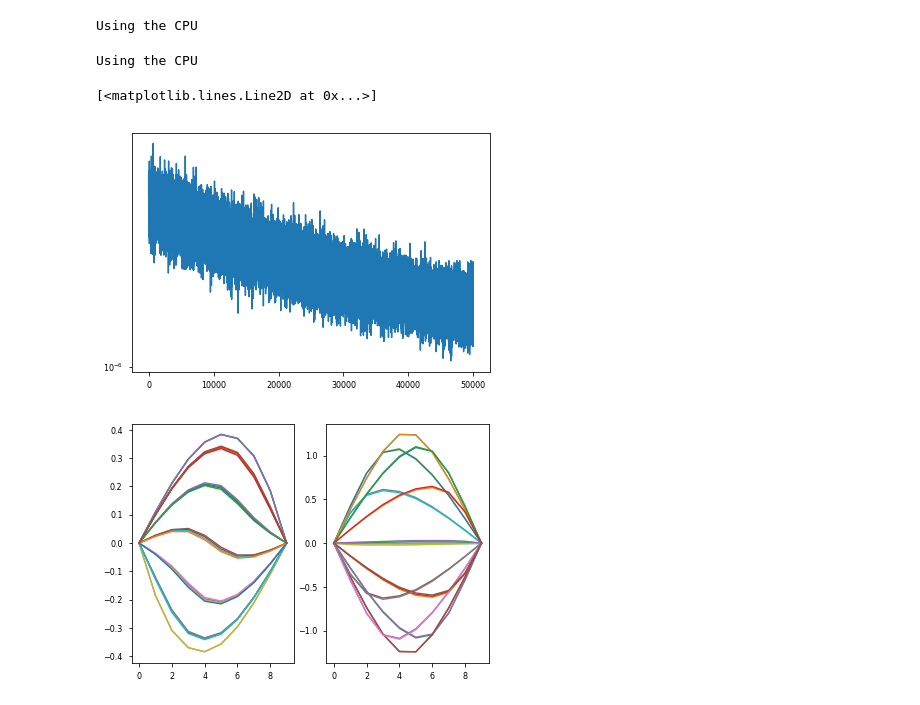
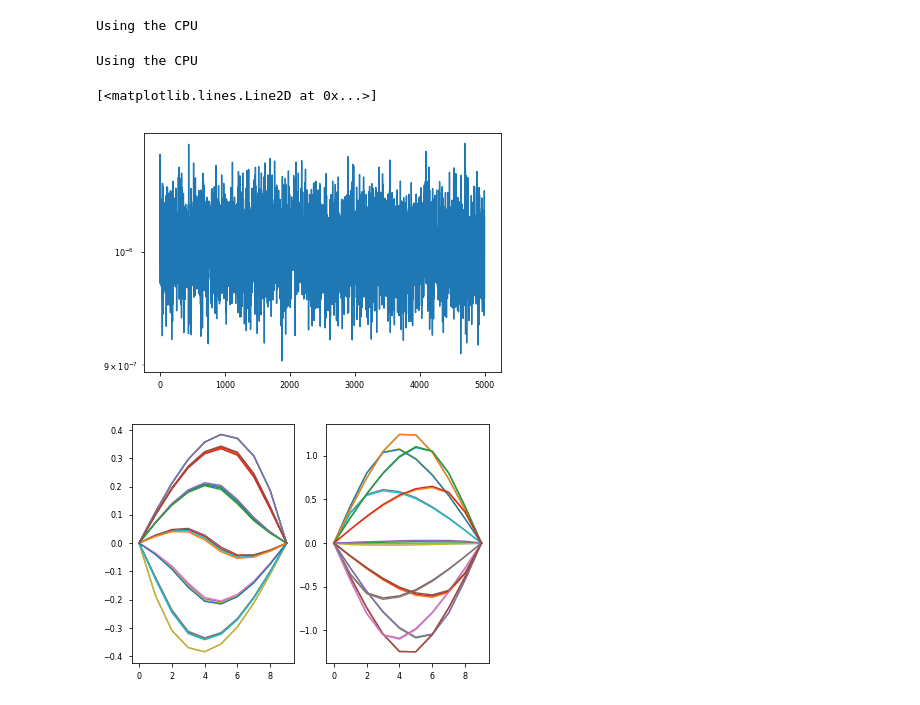
Before and after one commit to afqueiruga/on_learned_dynamics, a Jupyter notebook: WaveEquation.ipynb, the cells around one changed output. Drawn from its saved outputs; the diff is of its cells as text; code cells hidden in the pictures.

```diff
--- a/WaveEquation.ipynb
+++ b/WaveEquation.ipynb
@@ -75,13 +80,13 @@ class MultiLinear(torch.nn.Module):
 # %%
 model = models.MultiLinear((2,NX),(2,NX),bias=False).double()
 # %%
-_,losses=learn_rnn(torch_data, model, N_iter=50000,
-                   batch_size=200,learning_rate=1.0e-4)
+_,losses=learn_rnn(torch_data, model, N_iter=5000,
+                   batch_size=250,learning_rate=1.0e-4)
 plt.semilogy(losses)
 # %% [output]
 Using the CPU
 [<matplotlib.lines.Line2D at 0x...>]
-[figure, old version]
+[figure, new version]
 # %%
 UV = integrate_model(model, torch_data[0:1,:,:],nsteps=25)
 # %%
```
Also changed, not shown: parts of 12 cells of this notebook, 1 other file.
